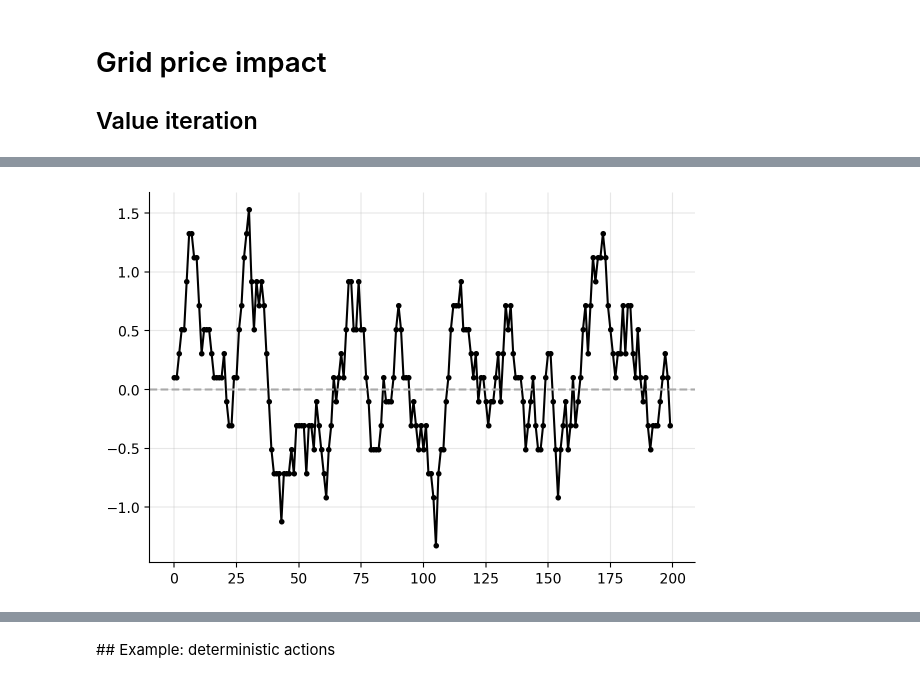
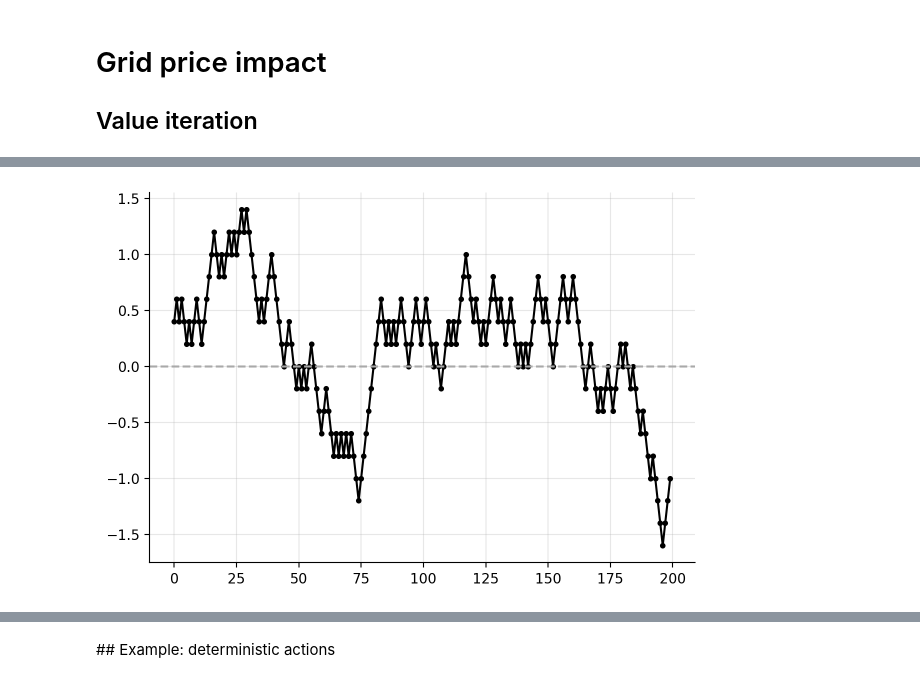
Before and after one commit to sapienzaio/online-ml-finance, a Jupyter notebook: 06-reinforcement-learning/price-impact-signal.ipynb, the cells around one changed output, grey strips where cells are left out. Drawn from its saved outputs; the diff is of its cells as text; code cells hidden in the pictures.

```diff
--- a/06-reinforcement-learning/price-impact-signal.ipynb
+++ b/06-reinforcement-learning/price-impact-signal.ipynb
@@ -88,38 +92,32 @@ def sigmoid(z): return 1 / (1 + np.exp(-z))
 def clip(a, a_min, a_max):
     return np.minimum(a_max, np.maximum(a, a_min))
 
-mid_ix = 25
-ix_next = 21
 
 @njit
-def signal_step_ix(ix, ix_mid, force_signal, reversion_factor, n_bins_signal):
-    ix_jump_signal = np.random.multinomial(1, np.ones(force_signal) / force_signal).argmax() - force_signal // 2
-
-    reversion = round(reversion_factor * (ix_mid - ix))
-    ix_reversion = np.sign(reversion) * np.random.randint(0, np.abs(reversion) + 1)
-
-    ix_next = ix + ix_reversion + ix_jump_signal
+def signal_step_ix(ix):
+    proba = sigmoid(-reversion_signal * bins_signal[ix])
+    ix_jump_signal = 2 * np.random.binomial(1,proba) - 1
+    ix_next = ix + ix_jump_signal
     ix_next = clip(ix_next, 0, n_bins_signal - 1)
     return ix_next
 
 
 @njit
-def price_step_ix(action, ix_price, ix_signal, force_price, price_impact, n_bins_price):
-    proba = sigmoid(price_impact * action)
-    ix_shift = np.random.binomial(2 * force_price, proba) - force_price
-    ix_next = ix_shift + ix_price #+ ix_signal
+def price_step_ix(action, ix_price, Delta_ix_signal, perm_price_impact):
+    proba = sigmoid(perm_price_impact * action)
+    ix_shift = 2 * np.random.binomial(1, proba) - 1
+    ix_next = ix_shift + ix_price # impact by permanent price impact
+    ix_next = ix_next + Delta_ix_signal # impact by signal
     ix_next = clip(ix_next, 0, n_bins_price - 1)
     return ix_next
 
 
-
 def step_ix(
-    ix_signal, ix_price, ix_mid,
-    force_signal, reversion_factor, n_bins_signal,
-    force_price, price_impact, n_bins_price,
+    ix_signal, ix_price, perm_price_impact, action
 ):
-    ix_next_signal = signal_step_ix(ix_signal, ix_mid, force_signal, reversion_factor, n_bins_signal)
-    ix_next_price = price_step_ix(action, ix_price, ix_next_signal, force_price, price_impact, n_bins_price)
+    ix_next_signal = signal_step_ix(ix_signal)
+    Delta_ix_signal = ix_next_signal - ix_signal
+    ix_next_price = price_step_ix(action, ix_price, Delta_ix_signal, perm_price_impact)
 
     return ix_next_signal, ix_next_price
 # %%
@@ -144,20 +128,18 @@ Text(0.5, 0, 'ix move')
 # %%
-force_signal = 5
-reversion_factor = 0.1
-
-signal = bins_signal[25]
+ix = int(n_bins_signal/2)
+signal = bins_signal[ix]
 nsteps = 200
 signal_series = np.zeros(nsteps)
 
-ix_next = 25
+ix_next = ix+1
 for n in range(nsteps):
-    ix_next = signal_step_ix(ix_next, mid_ix, force_signal, reversion_factor, n_bins_signal)
+    ix_next = signal_step_ix(ix_next)
     signal = bins_signal[ix_next]
     signal_series[n] = signal
 
 fig, ax = plt.subplots(figsize=(6.4 * 1.1, 4.8))
 plt.plot(signal_series, c="black", marker="o", markersize=3)
 plt.axhline(y=0, c="darkgray", linestyle="--")
 plt.grid(alpha=0.3)
 # %% [output]
-[figure, old version]
+[figure, new version]
```
Also changed, not shown: parts of 42 cells of this notebook.
